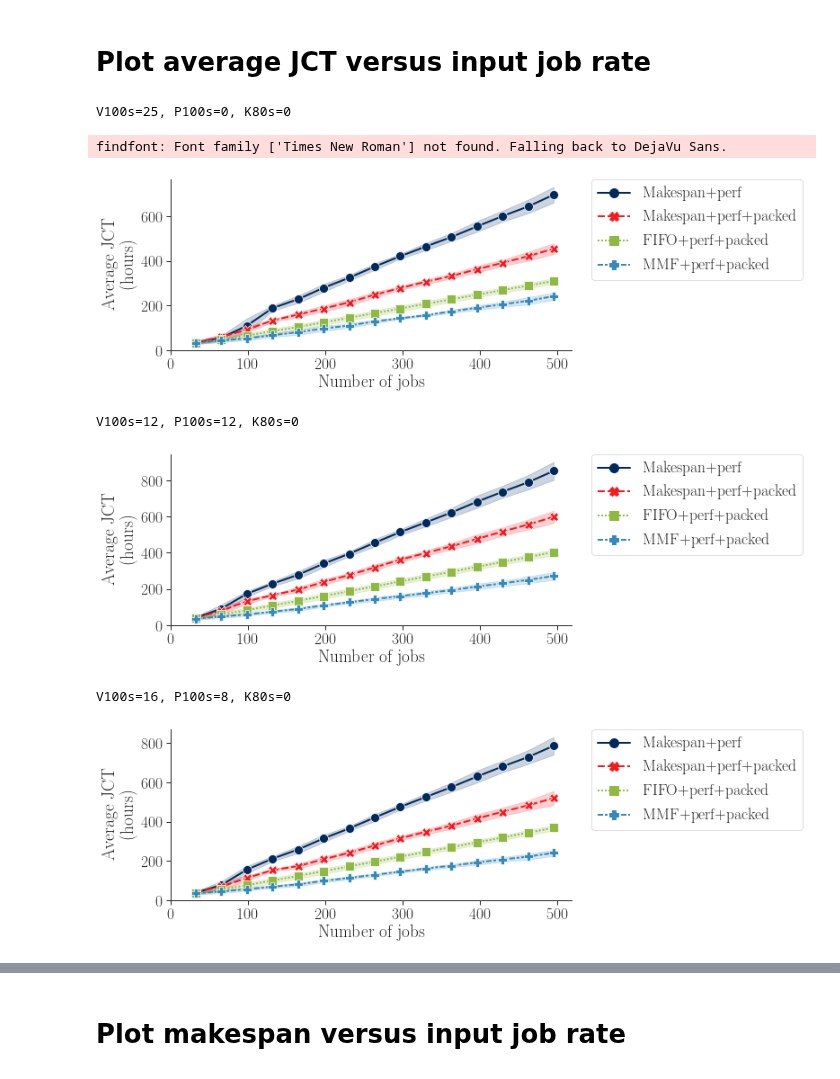
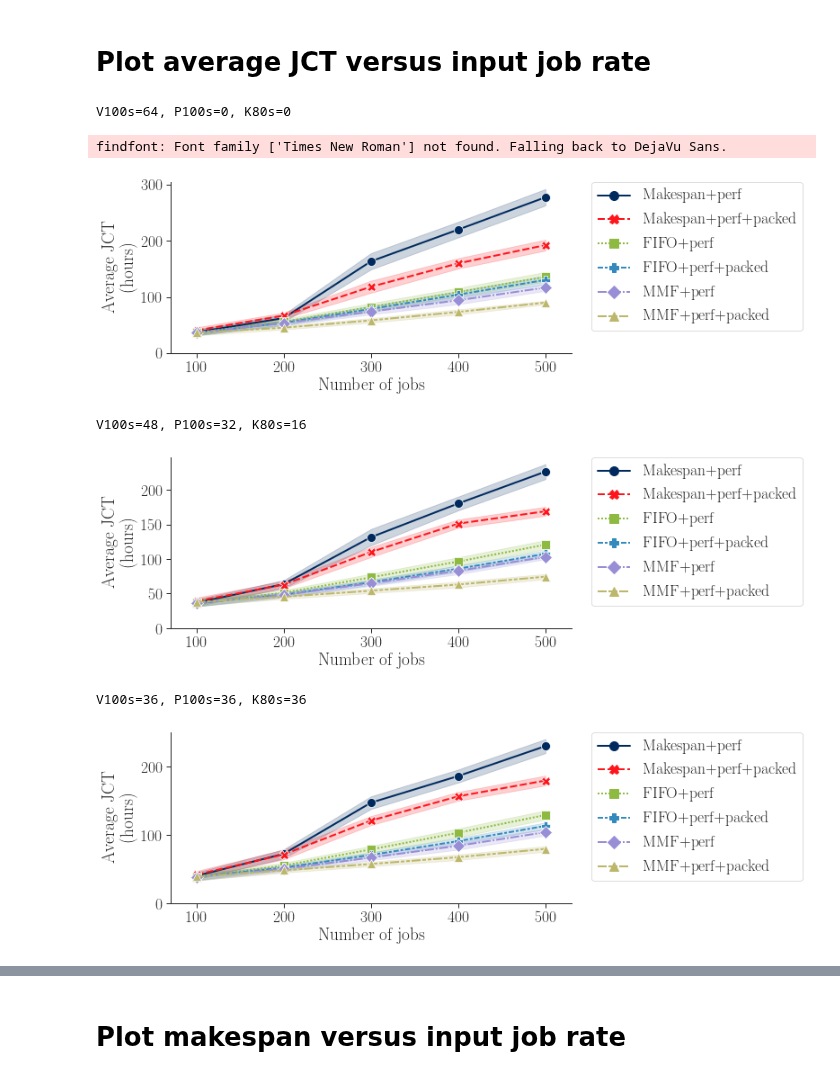
Before and after one commit to stanford-futuredata/gavel, a Jupyter notebook: scheduler/notebooks/makespan_simulation_analysis.ipynb, the cells around one changed output, grey strips where cells are left out. Cells and saved outputs as stored; diff of their text form; code cells hidden in the pictures.

Commit message:
Updated single-GPU makespan graphs

```diff
--- a/scheduler/notebooks/makespan_simulation_analysis.ipynb
+++ b/scheduler/notebooks/makespan_simulation_analysis.ipynb
@@ -56,6 +56,7 @@ def get_logfile_paths(directory_name):
         m = re.match(
             r'.*v100=(\d+)\.p100=(\d+)\.k80=(\d+)/(.*)/seed=(\d+)/'
              'num_total_jobs=(\d+)\.log', logfile_path)
+        if m is None: continue
         v100s = int(m.group(1))
         p100s = int(m.group(2))
         k80s = int(m.group(3))
@@ -74,7 +75,7 @@ policies = ["min_total_duration",
             "max_min_fairness_packed"]
 logfile_paths = sorted(
     get_logfile_paths(
-        "/lfs/1/deepak/gpusched/scheduler/logs/throughput_vs_makespan/"))
+        "/lfs/1/deepak/gpusched/scheduler/logs/single_gpu_trace_min_total_duration_final/"))
 # %% [markdown]
 # Plotting functions
 # %%
@@ -82,12 +83,12 @@ def prune(logfile_paths, v100s, p100s, k80s, policy, seed=None):
     if seed is None:
         return sorted([(x[5], x[6], x[4]) for x in logfile_paths
                        if x[0] == v100s and x[1] == p100s and
-                       x[2] == k80s and x[3] == policy])
+                       x[2] == k80s and x[3] == policy and x[5] <= 500])
     else:
         return sorted([(x[5], x[6]) for x in logfile_paths
                        if x[0] == v100s and x[1] == p100s and
                        x[2] == k80s and x[3] == policy and
-                       x[4] == seed])
+                       x[4] == seed and x[5] <= 500])
 # %%
 labels = {"fifo": "FIFO",
           "fifo_perf": "FIFO+perf",
@@ -126,7 +127,7 @@ def plot_metric_vs_num_total_jobs(v100s, p100s, k80s, policies, metric_fn,
 
     ax.set_xlabel("Number of jobs")
     ax.set_ylabel(metric_label)
-    ax.set_xlim([0, xmax])
+    ax.set_xlim([70, xmax])
     ax.set_ylim([0, ymax])
     sns.despine()
 
@@ -157,36 +158,39 @@ def average_jct_fn(logfile_path, min_job_id=None, max_job_id=None):
         return None
     return np.mean(job_completion_times) / 3600
 # %%
-print("V100s=25, P100s=0, K80s=0")
+print("V100s=64, P100s=0, K80s=0")
 plot_metric_vs_num_total_jobs(
-    v100s=25, p100s=0, k80s=0,
+    v100s=64, p100s=0, k80s=0,
     policies=policies,
     metric_fn=average_jct_fn,
     metric_label="Average JCT\n(hours)",
+    xmax=530
 )
 # %% [output]
-V100s=25, P100s=0, K80s=0
+V100s=64, P100s=0, K80s=0
 findfont: Font family ['Times New Roman'] not found. Falling back to DejaVu Sans.
-[figure, old version]
+[figure, new version]
 # %%
-print("V100s=12, P100s=12, K80s=0")
+print("V100s=48, P100s=32, K80s=16")
 plot_metric_vs_num_total_jobs(
-    v100s=12, p100s=12, k80s=0,
+    v100s=48, p100s=32, k80s=16,
     policies=policies,
     metric_fn=average_jct_fn,
     metric_label="Average JCT\n(hours)",
+    xmax=530
 )
 # %% [output]
-V100s=12, P100s=12, K80s=0
+V100s=48, P100s=32, K80s=16
-[figure, old version]
+[figure, new version]
 # %%
-print("V100s=16, P100s=8, K80s=0")
+print("V100s=36, P100s=36, K80s=36")
 plot_metric_vs_num_total_jobs(
-    v100s=16, p100s=8, k80s=0,
+    v100s=36, p100s=36, k80s=36,
     policies=policies,
     metric_fn=average_jct_fn,
     metric_label="Average JCT\n(hours)",
+    xmax=530
 )
 # %% [output]
-V100s=16, P100s=8, K80s=0
+V100s=36, P100s=36, K80s=36
-[figure, old version]
+[figure, new version]
```
Also changed, not shown: parts of 15 cells of this notebook.
